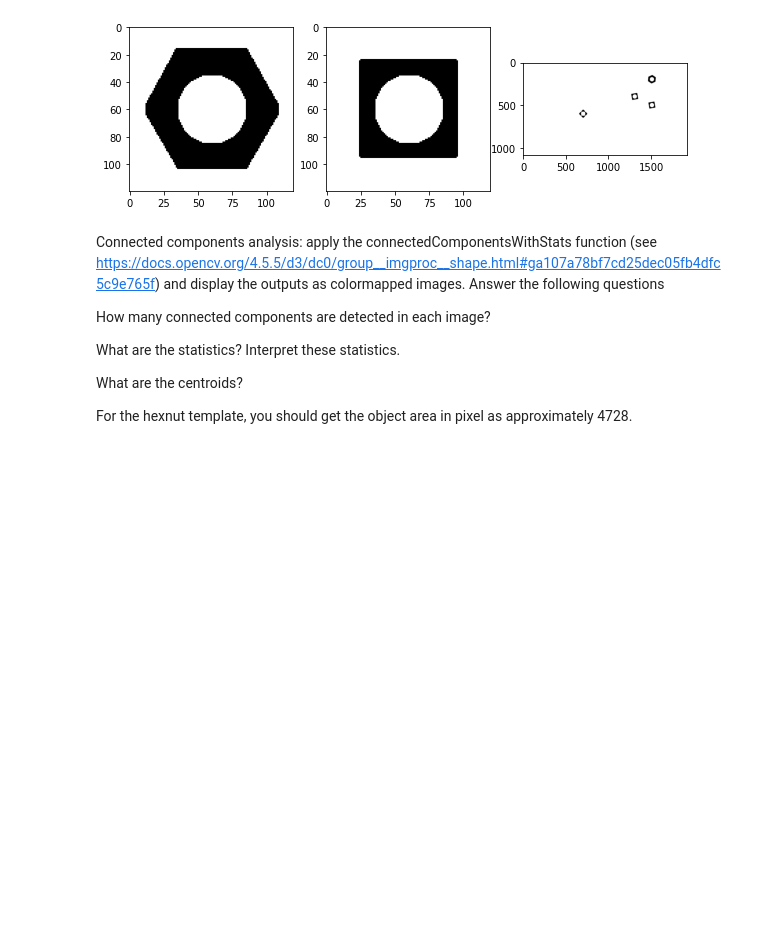
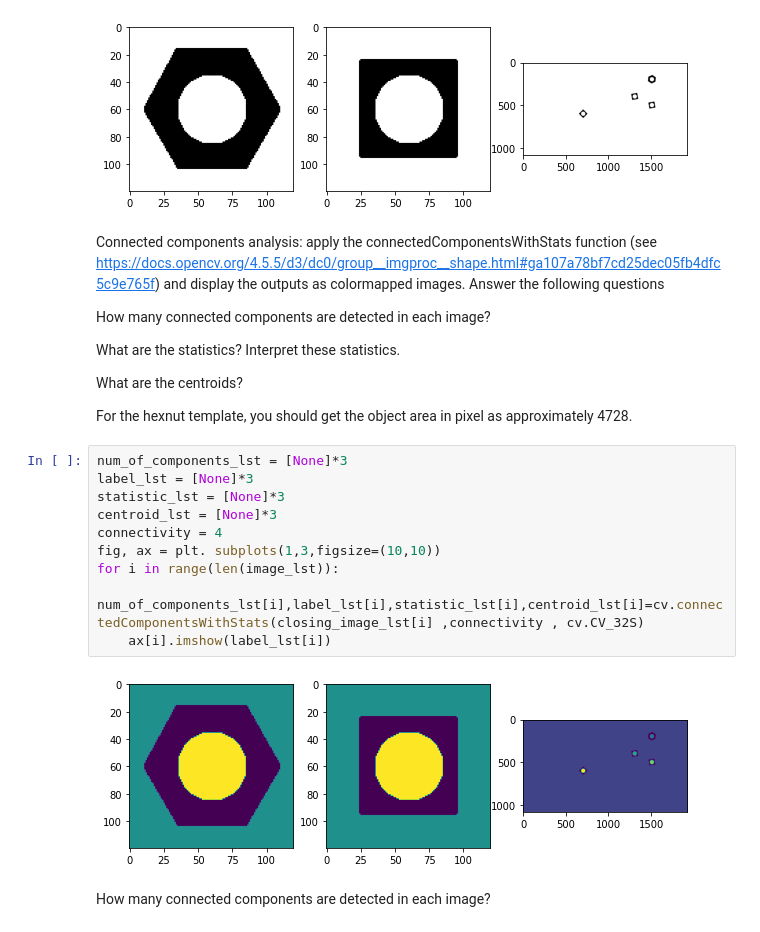
Before and after one commit to Kithdara/Assignments, a Jupyter notebook: Assignment_3.ipynb, the cells around one changed output. Cells and saved outputs as stored; diff of their text form; blank space fills up the shorter version.

```diff
--- a/Assignment_3.ipynb
+++ b/Assignment_3.ipynb
@@ -62,3 +62,17 @@ What are the statistics? Interpret these statistics.
 What are the centroids?
 
 For the hexnut template, you should get the object area in pixel as approximately 4728.
+# %%
+num_of_components_lst = [None]*3
+label_lst = [None]*3
+statistic_lst = [None]*3
+centroid_lst = [None]*3
+connectivity = 4
+fig, ax = plt. subplots(1,3,figsize=(10,10))
+for i in range(len(image_lst)):
+    num_of_components_lst[i],label_lst[i],statistic_lst[i],centroid_lst[i]=cv.connectedComponentsWithStats(closing_image_lst[i] ,connectivity , cv.CV_32S)
+    ax[i].imshow(label_lst[i])
+# %% [output]
+[figure, added]
+# %% [markdown]
+How many connected components are detected in each image?
```
Also changed, not shown: parts of 8 cells of this notebook.
